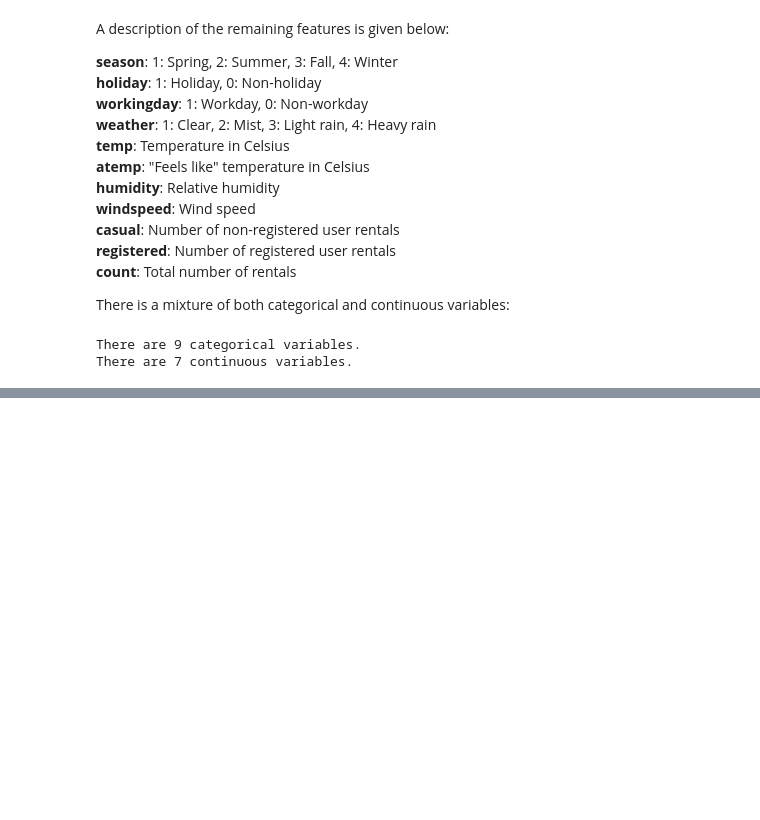
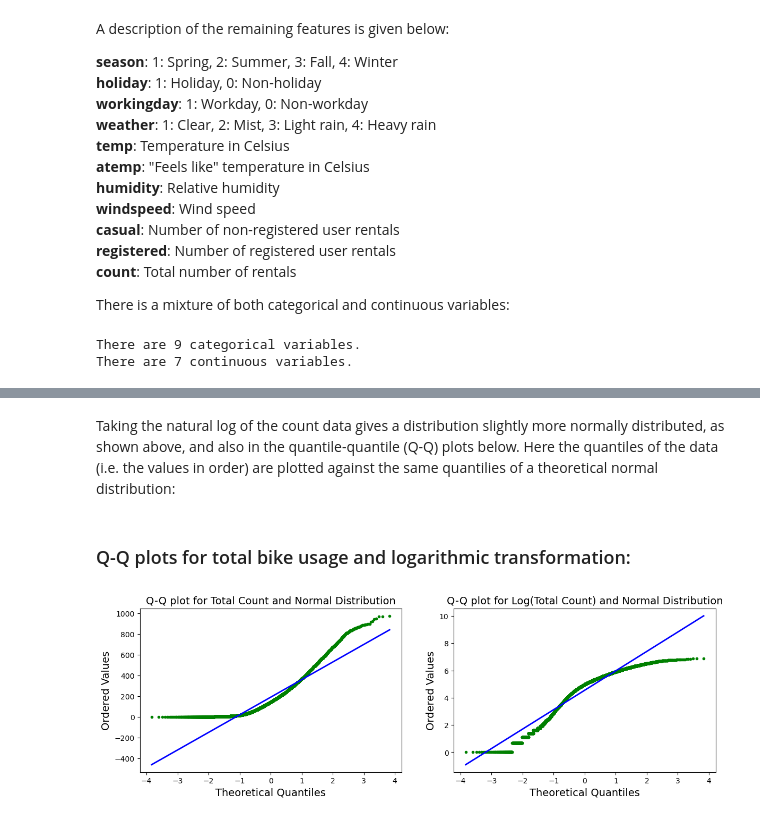
Before and after one commit to owenpb/Kaggle-Bike-Sharing-Prediction, a Jupyter notebook: kaggle-bike-sharing.ipynb, the cells around one changed output, grey strips where cells are left out. Drawn from its saved outputs; the diff is of its cells as text; code cells hidden in the pictures; blank space fills up the shorter version.

Commit message:
Exploratory Data Analysis

```diff
--- a/kaggle-bike-sharing.ipynb
+++ b/kaggle-bike-sharing.ipynb
@@ -97,0 +116,29 @@ There are 7 continuous variables.
+# %% [markdown]
+Taking the natural log of the count data gives a distribution slightly more normally distributed, as shown above, and also in the quantile-quantile (Q-Q) plots below. Here the quantiles of the data (i.e. the values in order) are plotted against the same quantilies of a theoretical normal distribution:
+# %% [markdown]
+### Q-Q plots for total bike usage and logarithmic transformation:
+# %%
+fig, ax = plt.subplots(1, 2, figsize=(14, 4))
+scipy.stats.probplot(df["count"], dist="norm", fit=True, plot=ax[0])
+scipy.stats.probplot(np.log(df["count"]), dist="norm", fit=True, plot=ax[1])
+ax[0].set_title('Q-Q plot for Total Count and Normal Distribution', fontsize=14)
+ax[0].set_xlabel('Theoretical Quantiles', fontsize=14)
+ax[0].set_ylabel('Ordered Values', fontsize=14)
+ax[0].get_lines()[0].set_marker('.')
+ax[0].get_lines()[0].set_markerfacecolor('g')
+ax[0].get_lines()[0].set_markeredgecolor('g')
+ax[0].get_lines()[1].set_linewidth(2.0)
+ax[0].get_lines()[1].set_color('b')
+
+ax[1].set_title('Q-Q plot for Log(Total Count) and Normal Distribution', fontsize=14)
+ax[1].set_xlabel('Theoretical Quantiles', fontsize=14)
+ax[1].set_ylabel('Ordered Values', fontsize=14)
+ax[1].get_lines()[0].set_marker('.')
+ax[1].get_lines()[0].set_markerfacecolor('g')
+ax[1].get_lines()[0].set_markeredgecolor('g')
+ax[1].get_lines()[1].set_linewidth(2.0)
+ax[1].get_lines()[1].set_color('b')
+
+plt.show()
+# %% [output]
+[figure, added]
```
Also changed, not shown: parts of 23 cells of this notebook.
